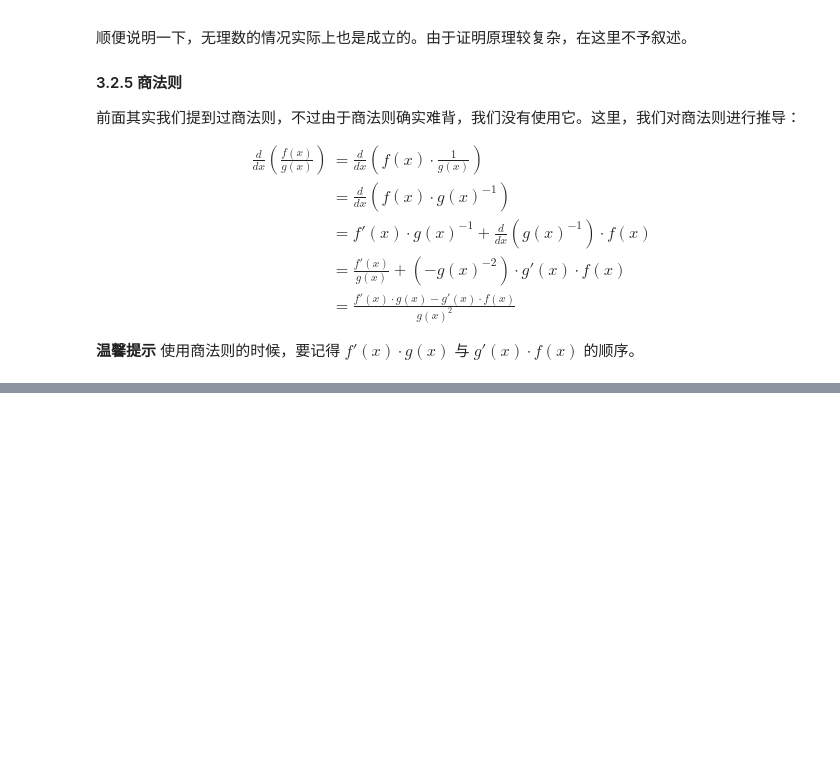
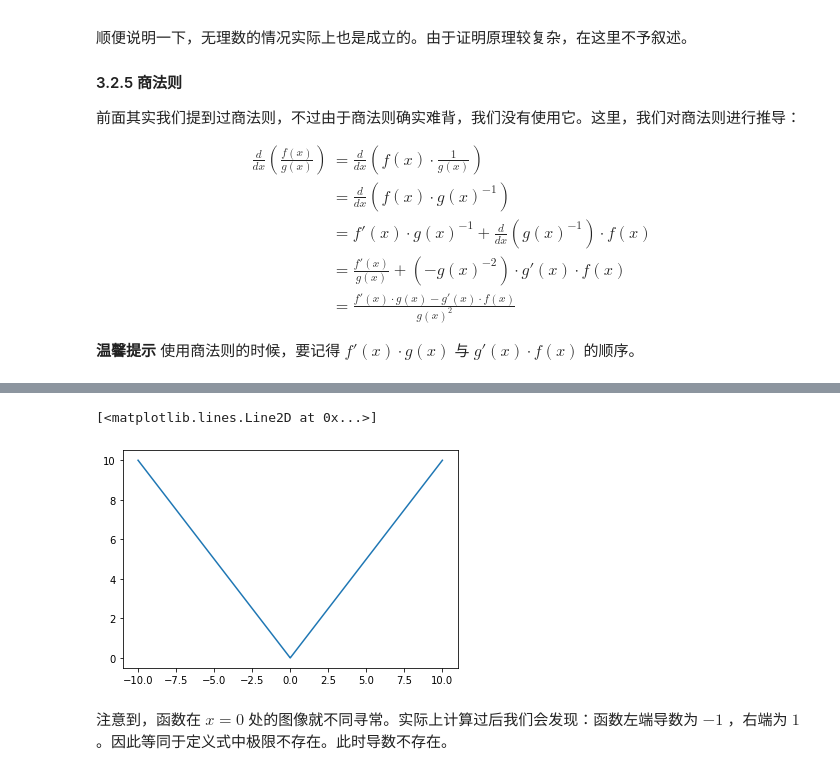
Before and after one commit to Frank17/calculus, a Jupyter notebook: calculus.ipynb, the cells around one changed output, grey strips where cells are left out. Cells and saved outputs as stored; diff of their text form; code cells hidden in the pictures; blank space fills up the shorter version.

```diff
--- a/calculus.ipynb
+++ b/calculus.ipynb
@@ -518,0 +549,12 @@ f'(x)=&g'(h(x))\cdot h'(x)\\
+# %%
+%matplotlib inline
+
+x = np.arange(-10, 10, 0.001)
+y = abs(x)
+
+plt.plot(x, y)
+# %% [output]
+[<matplotlib.lines.Line2D at 0x...>]
+[figure, added]
+# %% [markdown]
+注意到，函数在 $x=0$ 处的图像就不同寻常。实际上计算过后我们会发现：函数左端导数为 $-1$ ，右端为 $1$ 。因此等同于定义式中极限不存在。此时导数不存在。
```
Also changed, not shown: parts of 10 cells of this notebook.
